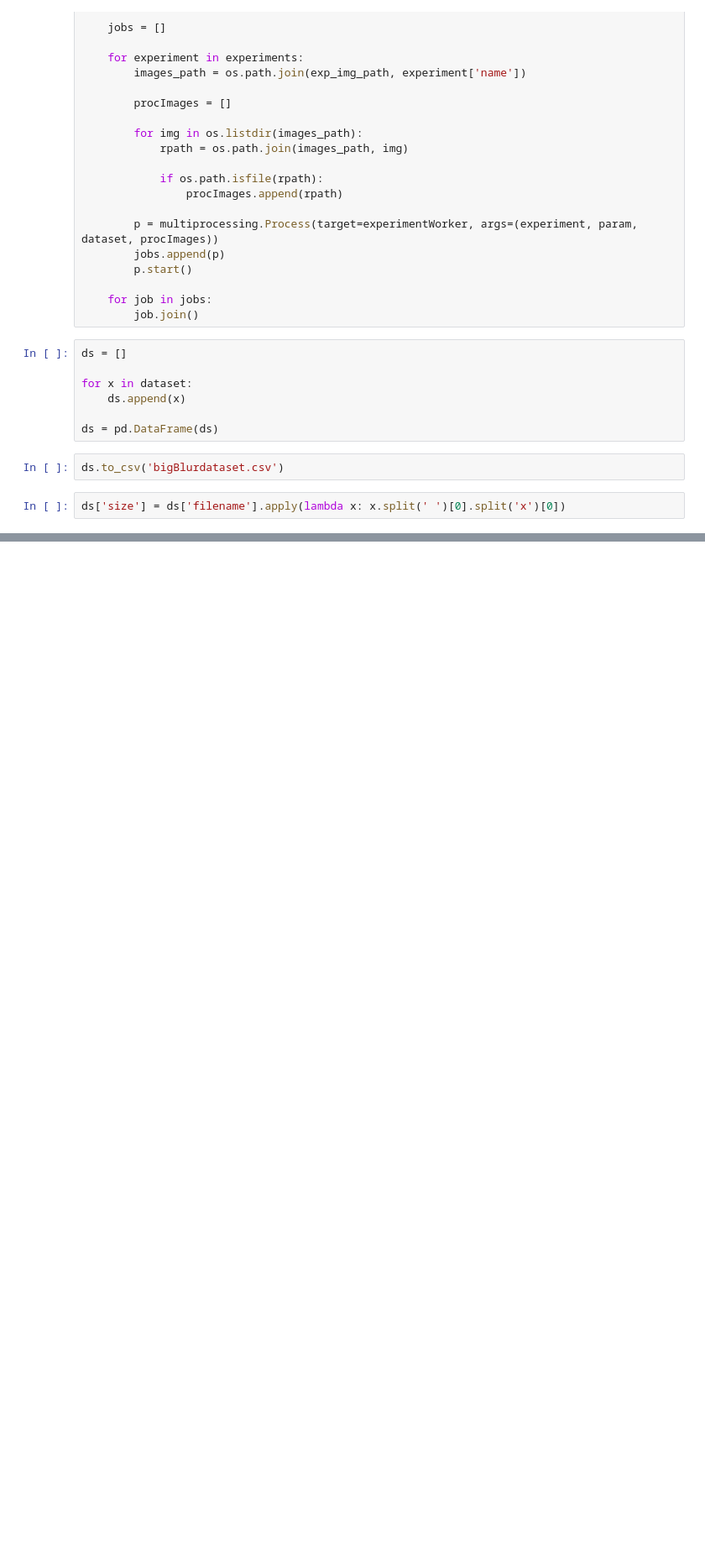
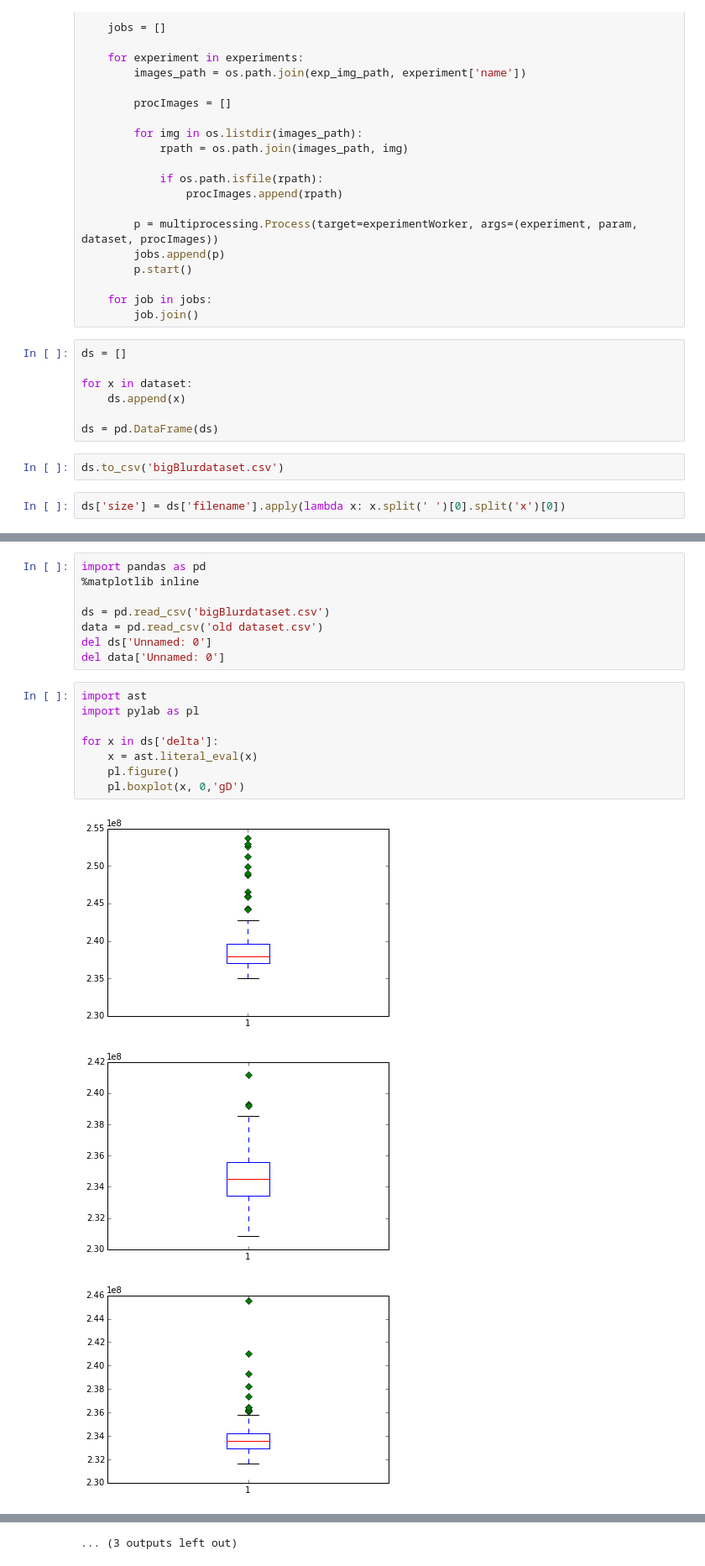
Before and after one commit to jbayardo/orga2-tp2, a Jupyter notebook: exp/Testing.ipynb, the cells around one changed output, grey strips where cells are left out. Shown: that part at 84% size. Cells and saved outputs as stored; diff of their text form; blank space fills up the shorter version.

```diff
--- a/exp/Testing.ipynb
+++ b/exp/Testing.ipynb
@@ -164,0 +146,20 @@ ds
+# %%
+import pandas as pd
+%matplotlib inline
+
+ds = pd.read_csv('bigBlurdataset.csv')
+data = pd.read_csv('old dataset.csv')
+del ds['Unnamed: 0']
+del data['Unnamed: 0']
+# %%
+import ast
+import pylab as pl
+
+for x in ds['delta']:
+    x = ast.literal_eval(x)
+    pl.figure()
+    pl.boxplot(x, 0,'gD')
+# %% [output]
+[figure, added]
+[figure, added]
+[figure, added]
@@ -164,0 +175 @@ ds
+... (3 outputs left out)
```
Also changed, not shown: parts of 7 cells of this notebook, 15 other files.
